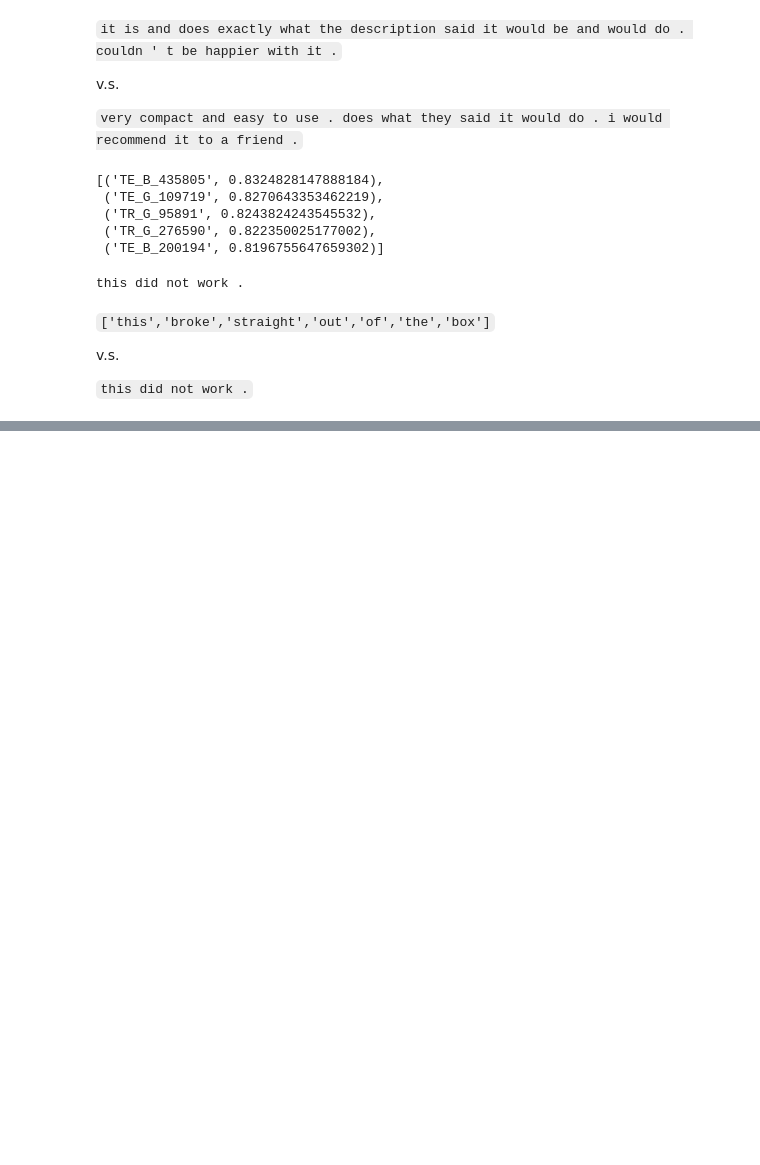
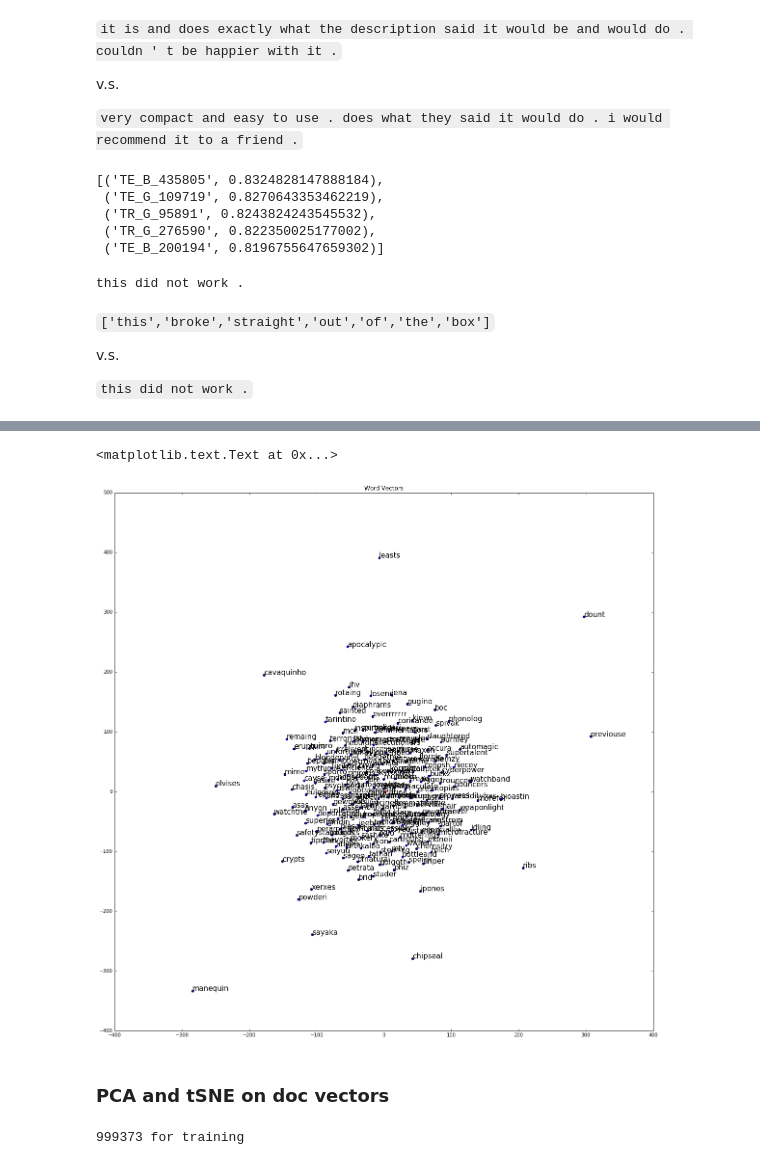
Before and after one commit to ilkarman/NLP-Sentiment, a Jupyter notebook: 01C - SciPy - TFIDF - Doc2Vec.ipynb, the cells around one changed output, grey strips where cells are left out. Saved outputs shown, nothing was run; the diff lists cells and outputs as text; code cells hidden in the pictures; blank space fills up the shorter version.

```diff
--- a/01C - SciPy - TFIDF - Doc2Vec.ipynb
+++ b/01C - SciPy - TFIDF - Doc2Vec.ipynb
@@ -37,3 +39,8 @@ class LabeledLineSentence(object):
+# %%
+sources = {'test_bad_reviews.txt':'TE_B',
+           'test_good_reviews.txt':'TE_G',
+           'train_bad_reviews.txt':'TR_B',
+           'train_good_reviews.txt':'TR_G'}
 # %%
 # This will be a list of all sentences
 sentences = LabeledLineSentence(sources)
@@ -432,0 +533,7 @@ v.s.
+# %%
+# Re-create training vectors:
+model = models['dm_averaging']
+modle = Doc2Vec.load_word2vec_format('GoogleNews.bin', binary=True)
+
+# words
+model.syn0.shape
@@ -432,0 +542,6 @@ v.s.
+# %%
+wrds = list(model.index2word)
+shuffle(wrds)
+wrds = wrds[:200]
+X = [model[wrd] for wrd in wrds]
+print(wrds)
@@ -432,0 +550,9 @@ v.s.
+# %%
+%pylab inline
+from sklearn.decomposition import PCA
+from sklearn.manifold import TSNE
+
+import matplotlib.pyplot as plt
+
+tsne = TSNE(n_components=2, verbose=1)
+X_r = tsne.fit_transform(X)
@@ -432,0 +567,52 @@ v.s.
+# %%
+plt.figure(figsize=(20,20))
+
+for i, d in enumerate(wrds):
+    plt.scatter(X_r[i, 0], X_r[i, 1], alpha=1)
+    plt.annotate(d, (X_r[i, 0], X_r[i, 1]), fontsize=15)
+    #plt.xlim([-0.0003,0.0003])
+    #plt.ylim([-0.0003,0.0003])
+
+# Origin
+#plt.legend()
+plt.scatter(0,0,alpha=1,color='r')
+
+plt.title('Word Vectors')
+# %% [output]
+<matplotlib.text.Text at 0x...>
+[figure, added]
+# %% [markdown]
+### PCA and tSNE on doc vectors
+# %%
+import numpy
+
+def file_len(fname):
+    with open(fname) as f:
+        for i, l in enumerate(f):
+            pass
+    return i + 1
+
+file_lengths = {}
+for k,v in sources.items():
+    file_lengths[v] = file_len(k)
+
+no_training = file_lengths['TR_G'] + file_lengths['TR_B']
+print("%d for training" % no_training)
+
+train_arrays = numpy.zeros((no_training, 100))
+train_labels = numpy.concatenate((numpy.ones(file_lengths['TR_G']),
+                                  numpy.zeros(file_lengths['TR_B'])))
+
+for i in range(file_lengths['TR_G']):
+    train_arrays[i] = model.docvecs['TR_G_' + str(i)]
+
+for i in range(file_lengths['TR_B']):
+    train_arrays[file_lengths['TR_G'] + i] = model.docvecs['TR_B_' + str(i)]
+
+# Select 1000 examples to visualise
+idx = np.random.choice(np.arange(len(train_arrays)), 1000, replace=False)
+
+X = train_arrays[idx]
+y = train_labels[idx]
+# %% [output]
+999373 for training
```
Also changed, not shown: parts of 22 cells of this notebook, 3 other files.
